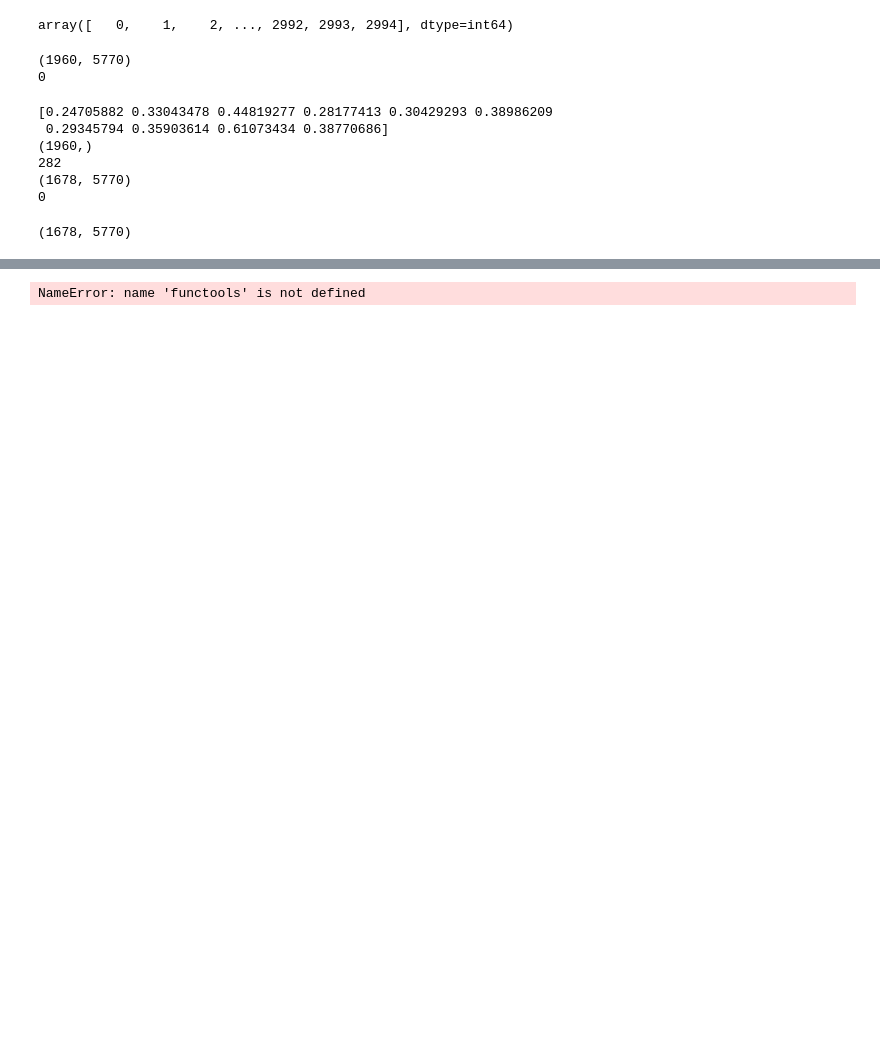
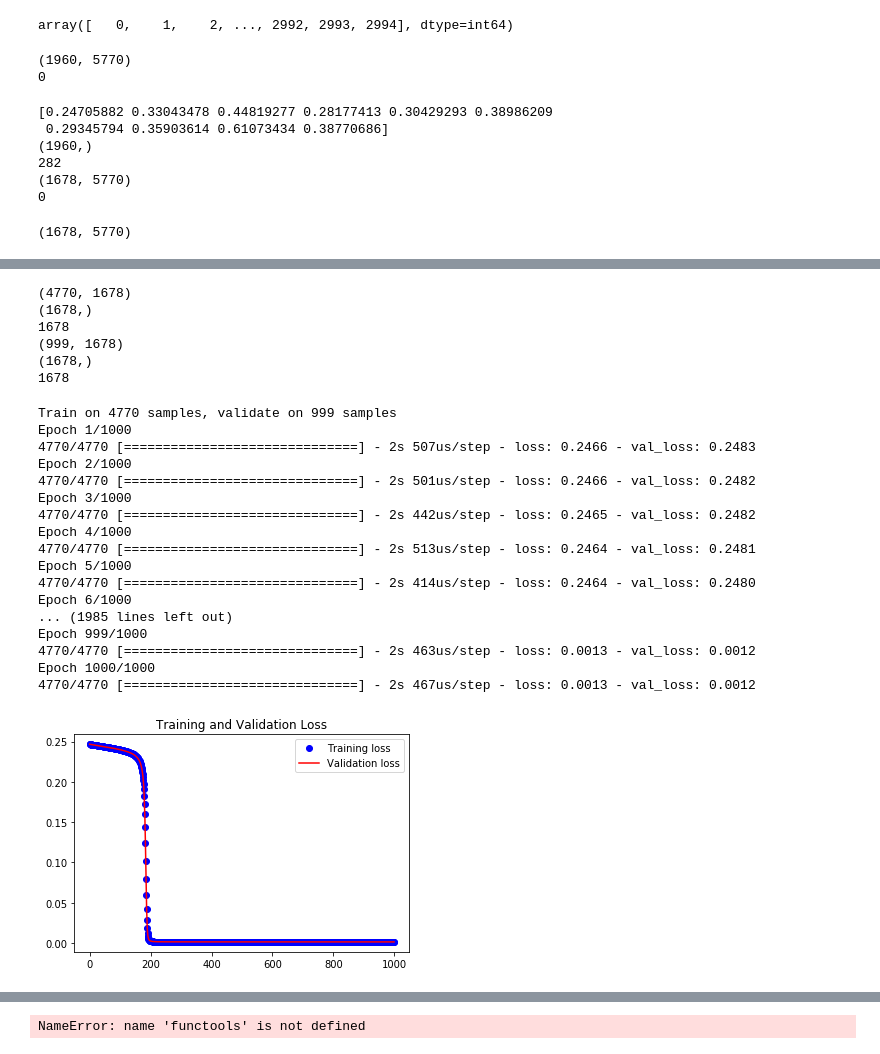
Before and after one commit to mvvucak/Masters-Autoencoder, a Jupyter notebook: DataImport.ipynb, the cells around one changed output, grey strips where cells are left out. Saved outputs shown, nothing was run; the diff lists cells and outputs as text; code cells hidden in the pictures; blank space fills up the shorter version.

```diff
--- a/DataImport.ipynb
+++ b/DataImport.ipynb
@@ -256,0 +308,51 @@ Epoch 10/10
+# %%
+x_train = testmain
+# x_train = x_train.reshape((1, -1))
+x_train = x_train.transpose()  # transpose so that axis 0 is samples.
+x_val = x_train[4771:]
+x_train = x_train[:4770]
+
+print(x_train.shape)
+print(x_train[0].shape)
+print(x_train.shape[1])
+print(x_val.shape)
+print(x_val[0].shape)
+print(x_val.shape[1])
+
+epochs1 = 1000
+epochs2 = 200
+epochs3 = 500
+
+enc1 = basic_autoencoder(x_train, x_val, epochs=epochs1, encoded_dim=10)
+plot_loss(enc1, x_train, x_val, epochs1)
+
+#enc2 = basic_autoencoder(x_train, x_val, epochs=epochs2, encoded_dim=10)
+#plot_loss(enc2, x_train, x_val, epochs2)
+
+#enc3 = basic_autoencoder(x_train, x_val, epochs=epochs3, encoded_dim=10)
+#plot_loss(enc3, x_train, x_val, epochs3)
+# %% [output]
+(4770, 1678)
+(1678,)
+1678
+(999, 1678)
+(1678,)
+1678
+Train on 4770 samples, validate on 999 samples
+Epoch 1/1000
+4770/4770 [==============================] - 2s 507us/step - loss: 0.2466 - val_loss: 0.2483
+Epoch 2/1000
+4770/4770 [==============================] - 2s 501us/step - loss: 0.2466 - val_loss: 0.2482
+Epoch 3/1000
+4770/4770 [==============================] - 2s 442us/step - loss: 0.2465 - val_loss: 0.2482
+Epoch 4/1000
+4770/4770 [==============================] - 2s 513us/step - loss: 0.2464 - val_loss: 0.2481
+Epoch 5/1000
+4770/4770 [==============================] - 2s 414us/step - loss: 0.2464 - val_loss: 0.2480
+Epoch 6/1000
+... (1985 lines left out)
+Epoch 999/1000
+4770/4770 [==============================] - 2s 463us/step - loss: 0.0013 - val_loss: 0.0012
+Epoch 1000/1000
+4770/4770 [==============================] - 2s 467us/step - loss: 0.0013 - val_loss: 0.0012
+[figure, added]
```
Also changed, not shown: parts of 12 cells of this notebook.
